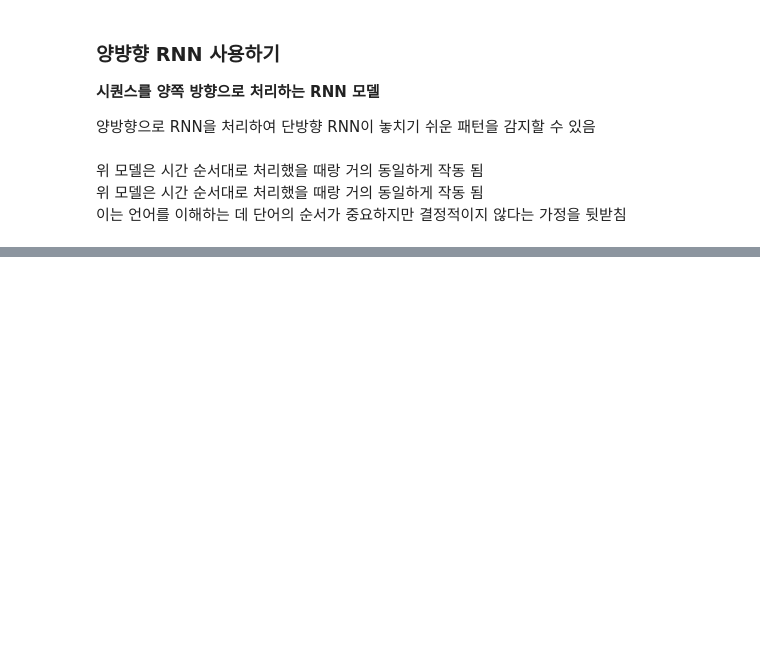
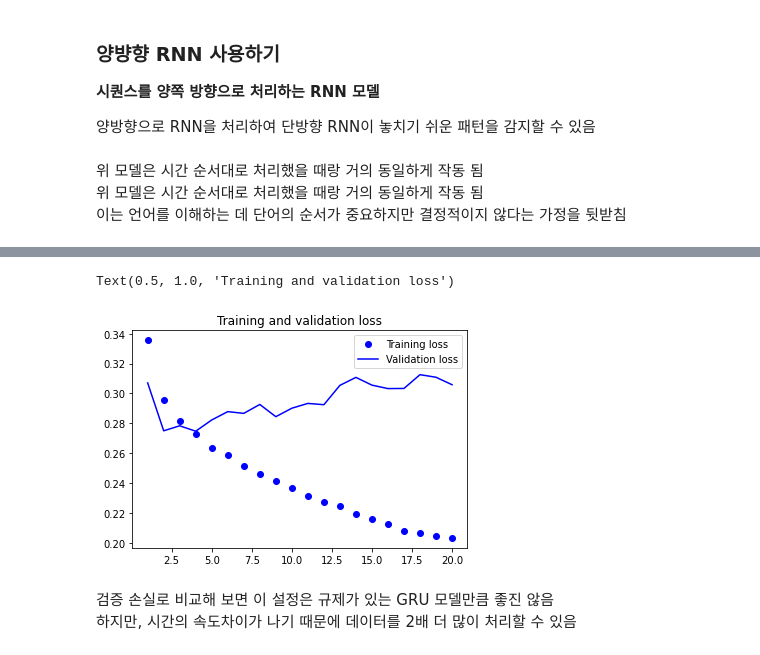
Before and after one commit to hodurie/AI_Study, a Jupyter notebook: 케라스 창시자에게 배우는 딥러닝/6장_텍스트와_시퀀스를_위한_딥러닝.ipynb, the cells around one changed output, grey strips where cells are left out. Cells and saved outputs as stored; diff of their text form; code cells hidden in the pictures; blank space fills up the shorter version.

```diff
--- a/케라스 창시자에게 배우는 딥러닝/6장_텍스트와_시퀀스를_위한_딥러닝.ipynb
+++ b/케라스 창시자에게 배우는 딥러닝/6장_텍스트와_시퀀스를_위한_딥러닝.ipynb
@@ -1484,0 +1705,21 @@ history = model.fit(x_train,
+# %%
+# 1D 합성곱과 GRU 층을 연결한 모델
+from keras.models import Sequential
+from keras import layers
+from keras.optimizers import RMSprop
+
+model = Sequential()
+model.add(layers.Conv1D(32, 5, activation = 'relu', input_shape = (None, float_data.shape[-1])))
+model.add(layers.MaxPooling1D(3))
+model.add(layers.Conv1D(32, 5, activation = 'relu'))
+model.add(layers.GRU(32, dropout = 0.1, recurrent_dropout = 0.5))
+model.add(layers.Dense(1))
+
+model.summary()
+
+model.compile(optimizer = RMSprop(), loss = 'mae')
+history = model.fit_generator(train_gen,
+                              steps_per_epoch = 500,
+                              epochs = 20,
+                              validation_data = val_gen,
+                              validation_steps = val_steps)
@@ -1484,0 +1764,16 @@ history = model.fit(x_train,
+# %%
+loss = history.history['loss']
+val_loss = history.history['val_loss']
+
+epochs = range(1, len(loss) + 1)
+
+plt.plot(epochs, loss, 'bo', label = 'Training loss')
+plt.plot(epochs, val_loss, 'b', label = 'Validation loss')
+plt.legend()
+plt.title('Training and validation loss')
+# %% [output]
+Text(0.5, 1.0, 'Training and validation loss')
+[figure, added]
+# %% [markdown]
+검증 손실로 비교해 보면 이 설정은 규제가 있는 GRU 모델만큼 좋진 않음
+하지만, 시간의 속도차이가 나기 때문에 데이터를 2배 더 많이 처리할 수 있음
```
Also changed, not shown: parts of 16 cells of this notebook.
